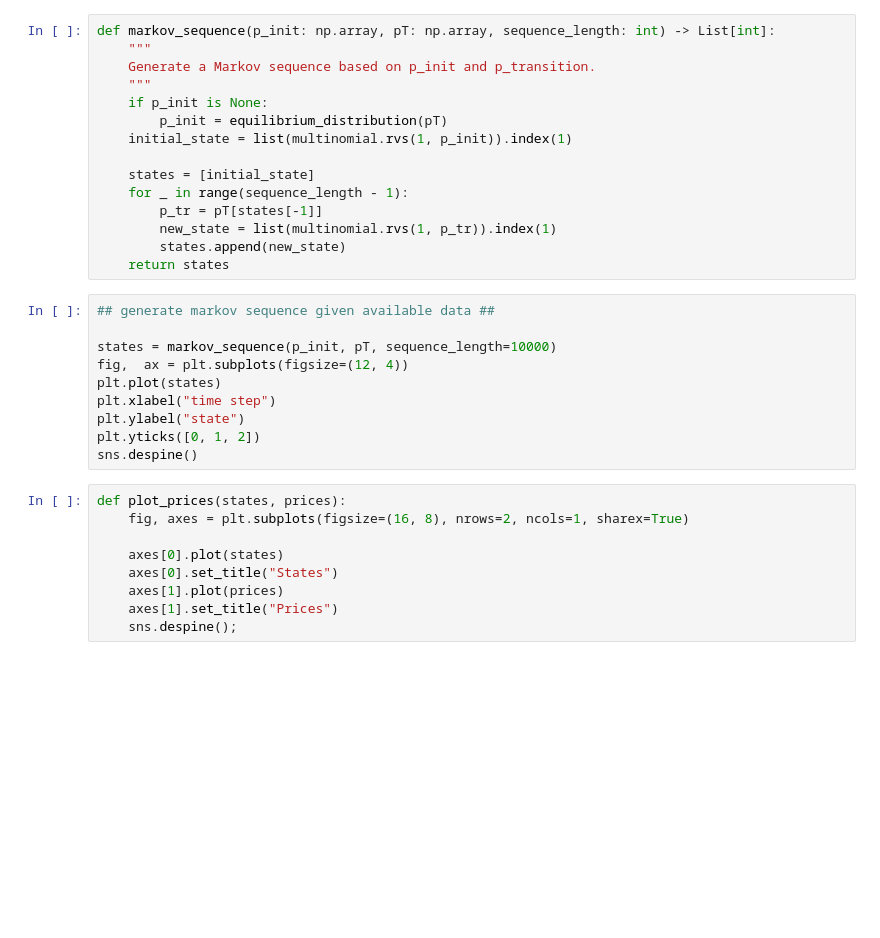
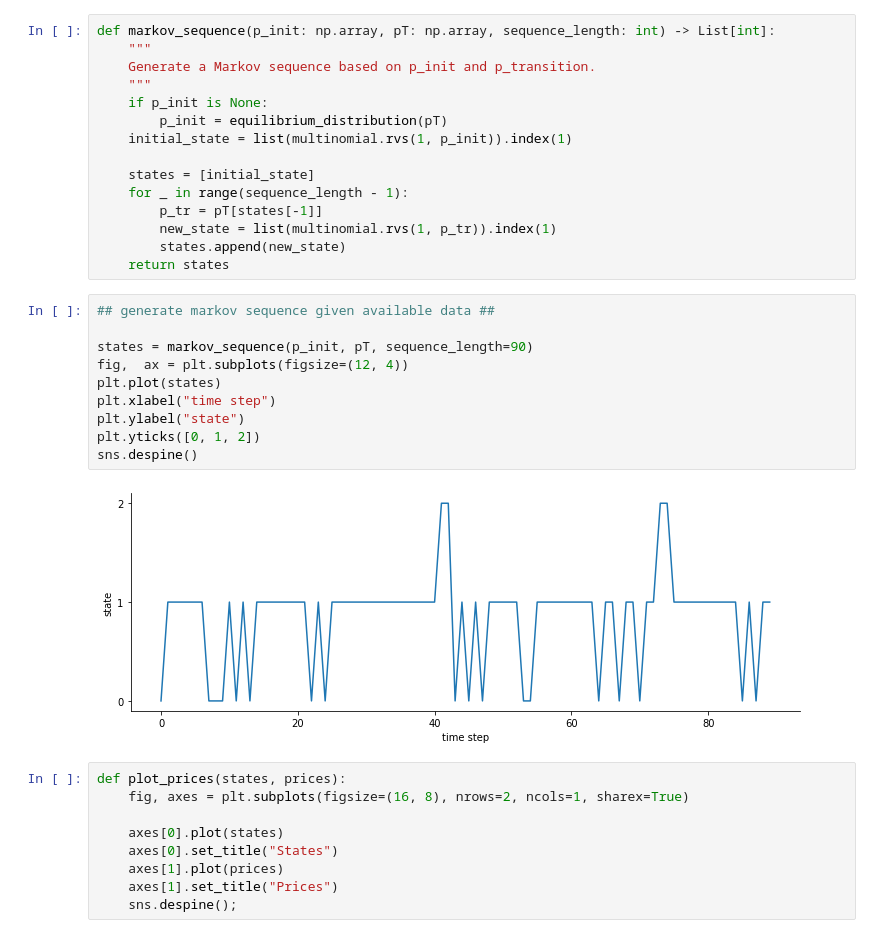
Before and after one commit to joe-ascroft/phd, a Jupyter notebook: markov forecasting HH.ipynb, the cells around one changed output. Cells and saved outputs as stored; diff of their text form; blank space fills up the shorter version.

```diff
--- a/markov forecasting HH.ipynb
+++ b/markov forecasting HH.ipynb
@@ -57,13 +63,15 @@ def markov_sequence(p_init: np.array, pT: np.array, sequence_length: int) -> Lis
 # %%
 ## generate markov sequence given available data ##
 
-states = markov_sequence(p_init, pT, sequence_length=10000)
+states = markov_sequence(p_init, pT, sequence_length=90)
 fig,  ax = plt.subplots(figsize=(12, 4))
 plt.plot(states)
 plt.xlabel("time step")
 plt.ylabel("state")
 plt.yticks([0, 1, 2])
 sns.despine()
+# %% [output]
+[figure, added]
 # %%
 def plot_prices(states, prices):
     fig, axes = plt.subplots(figsize=(16, 8), nrows=2, ncols=1, sharex=True)
```
Also changed, not shown: parts of 3 cells of this notebook, 1 other file.
